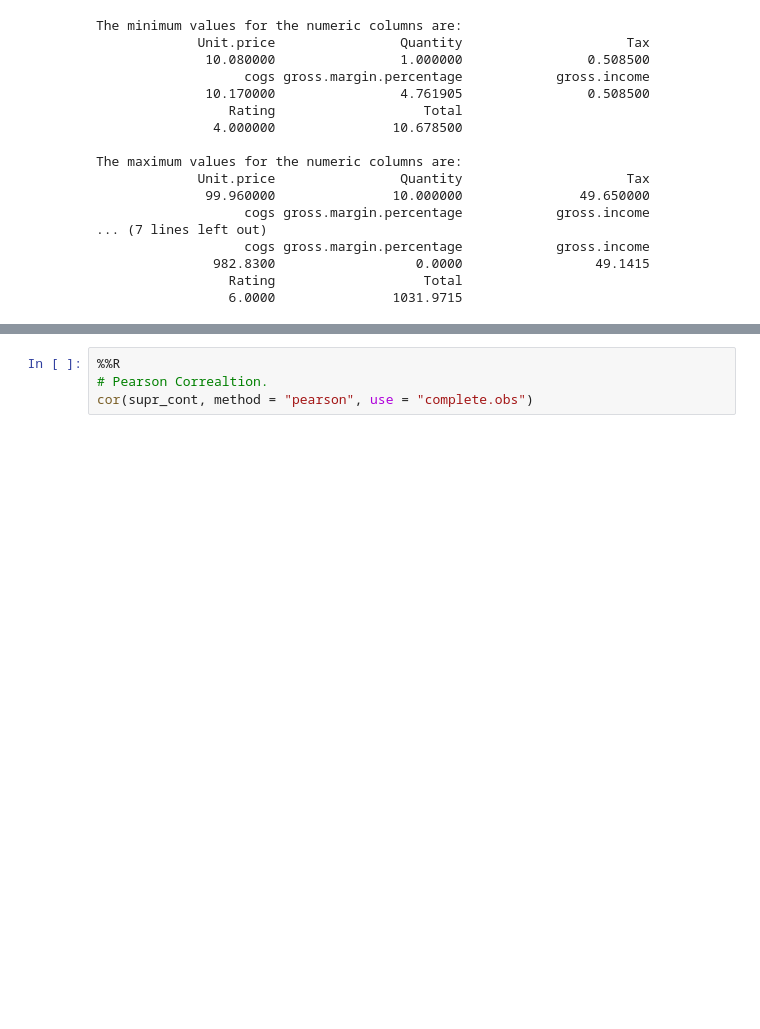
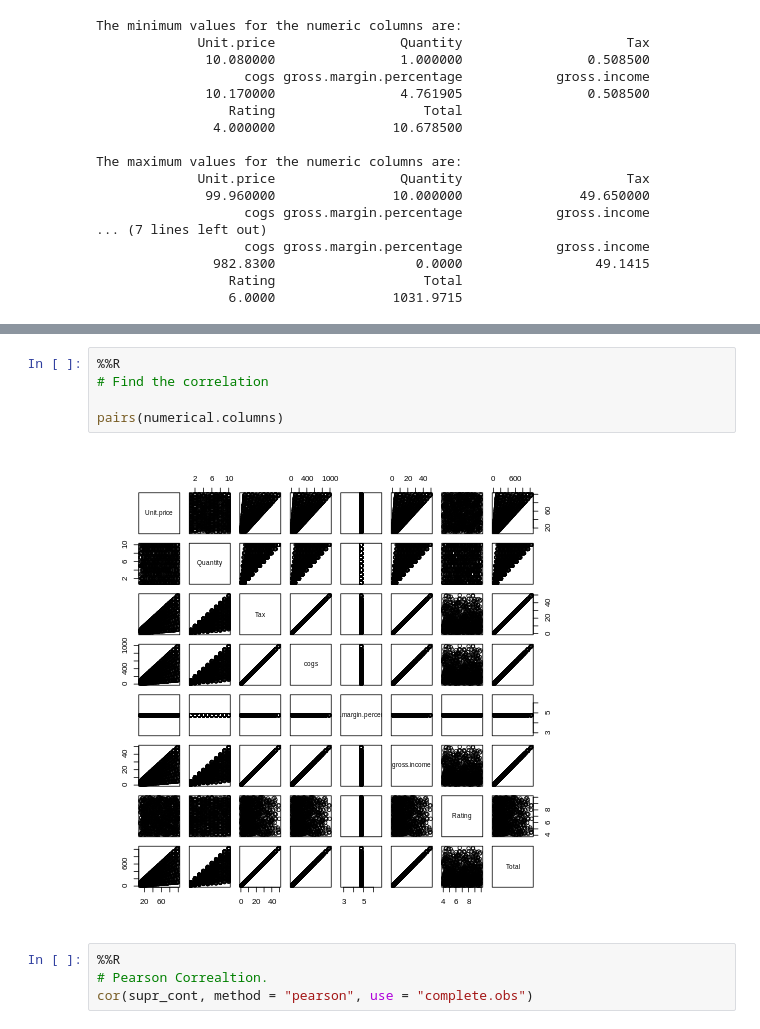
Before and after one commit to veronica1013/marketing_analysis_carrefour_kenya, a Jupyter notebook: Moringa_Data_Science_Core_Module3_W3_Independent_Project_2021_10_Veronica_Isiaho.ipynb, the cells around one changed output, grey strips where cells are left out. Cells and saved outputs as stored; diff of their text form; blank space fills up the shorter version.

```diff
--- a/Moringa_Data_Science_Core_Module3_W3_Independent_Project_2021_10_Veronica_Isiaho.ipynb
+++ b/Moringa_Data_Science_Core_Module3_W3_Independent_Project_2021_10_Veronica_Isiaho.ipynb
@@ -507,3 +513,10 @@ pairs(supr_cont)
+# %%
+%%R
+# Find the correlation
+
+pairs(numerical.columns)
+# %% [output]
+[figure, added]
 # %%
 %%R
 # Pearson Correaltion.
```
Also changed, not shown: parts of 7 cells of this notebook.
